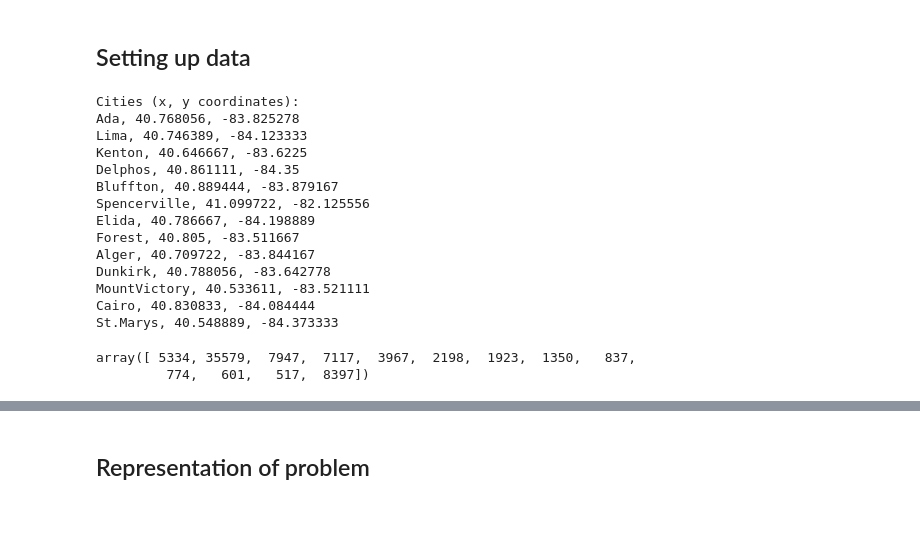
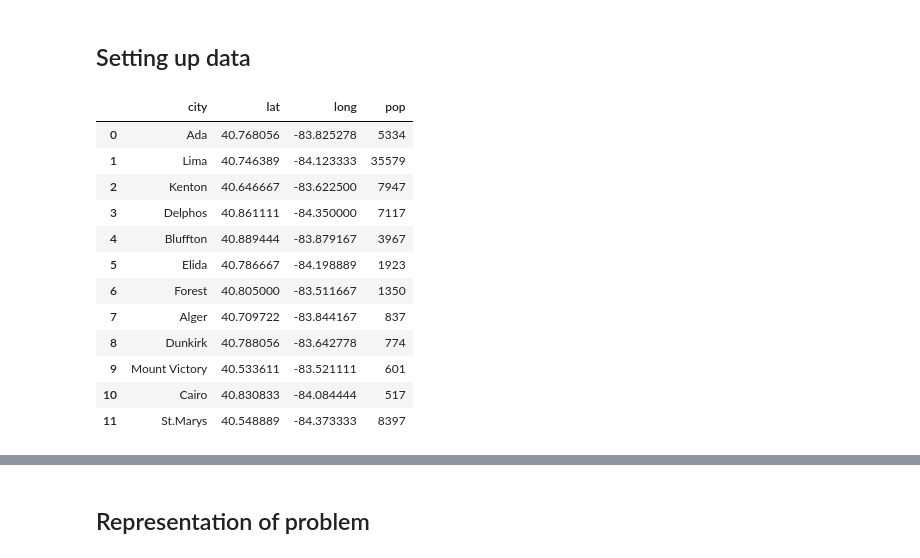
Before and after one commit to Human-Centered-Optimization-Lab/clinicOpt, a Jupyter notebook: locationSelection.ipynb, the cells around one changed output, grey strips where cells are left out. Drawn from its saved outputs; the diff is of its cells as text; code cells hidden in the pictures; blank space fills up the shorter version.

```diff
--- a/locationSelection.ipynb
+++ b/locationSelection.ipynb
@@ -65,40 +72,18 @@ def plot_cities(cities, marker_downscale_factor):
 # %%
 
 cities = pd.read_csv("cities.csv")
-
-city_coords = cities.loc[:, ["lat","long"]].values
-
-adjacency_matrix = create_adjacency_matrix(city_coords)
-
-populations =  cities.loc[:,"pop"].values
-
-print("Cities (x, y coordinates):")
-for index, city in cities.iterrows():
-    city_name = city["city"]
-    lat  = city["lat"]
-    long  = city["long"]
-    print(f"{city_name}, {lat}, {long} ")
-
-display(populations)
-
-marker_upscale_factor = 100
-
-plot_cities(cities, marker_downscale_factor)
-#plot_cities(cities)
+cities
 # %% [output]
-Cities (x, y coordinates):
-Ada, 40.768056, -83.825278
-Lima, 40.746389, -84.123333
-Kenton, 40.646667, -83.6225
-Delphos, 40.861111, -84.35
-Bluffton, 40.889444, -83.879167
-Spencerville, 41.099722, -82.125556
-Elida, 40.786667, -84.198889
-Forest, 40.805, -83.511667
-Alger, 40.709722, -83.844167
-Dunkirk, 40.788056, -83.642778
-MountVictory, 40.533611, -83.521111
-Cairo, 40.830833, -84.084444
-St.Marys, 40.548889, -84.373333
-array([ 5334, 35579,  7947,  7117,  3967,  2198,  1923,  1350,   837,
-         774,   601,   517,  8397])
+|  | city | lat | long | pop |
+| 0 | Ada | 40.768056 | -83.825278 | 5334 |
+| 1 | Lima | 40.746389 | -84.123333 | 35579 |
+| 2 | Kenton | 40.646667 | -83.622500 | 7947 |
+| 3 | Delphos | 40.861111 | -84.350000 | 7117 |
+| 4 | Bluffton | 40.889444 | -83.879167 | 3967 |
+| 5 | Elida | 40.786667 | -84.198889 | 1923 |
+| 6 | Forest | 40.805000 | -83.511667 | 1350 |
+| 7 | Alger | 40.709722 | -83.844167 | 837 |
+| 8 | Dunkirk | 40.788056 | -83.642778 | 774 |
+| 9 | Mount Victory | 40.533611 | -83.521111 | 601 |
+| 10 | Cairo | 40.830833 | -84.084444 | 517 |
+| 11 | St.Marys | 40.548889 | -84.373333 | 8397 |
```
Also changed, not shown: parts of 10 cells of this notebook.
